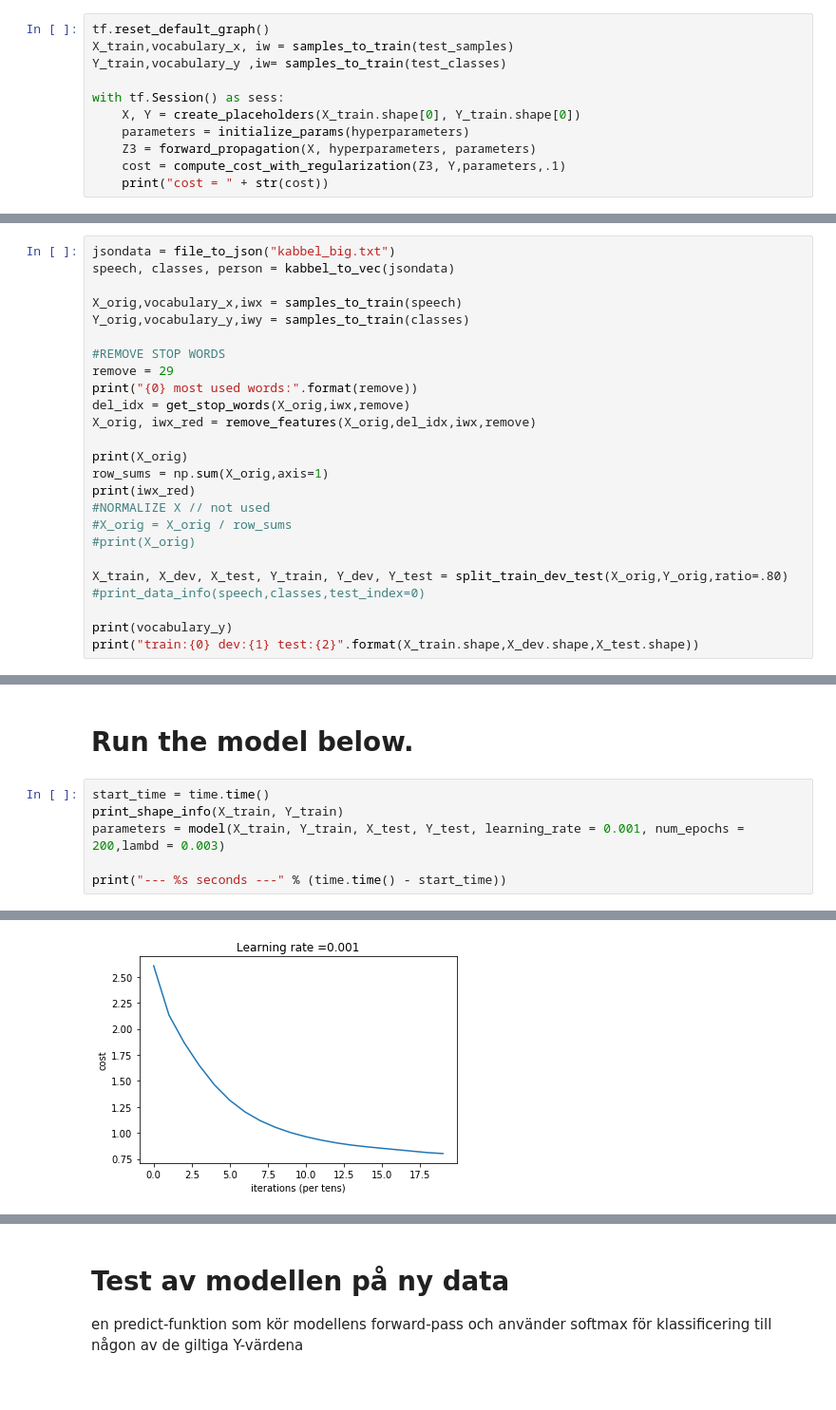
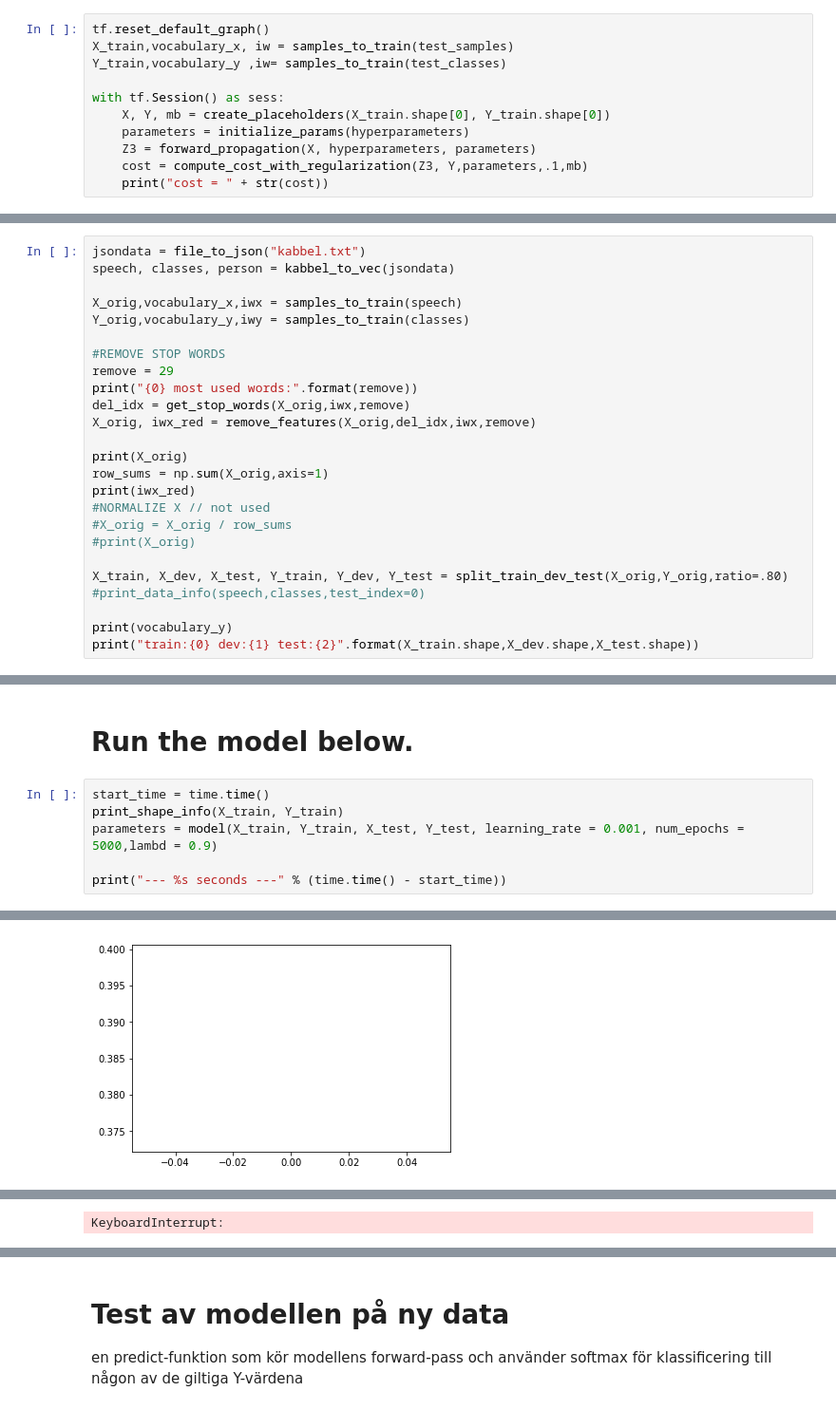
Before and after one commit to poromaa/KabbelClassifier, a Jupyter notebook: Kabbel.ipynb, the cells around one changed output, grey strips where cells are left out. Shown at 95% size. Cells and saved outputs as stored; diff of their text form.

Commit message:
kabbel.txt

```diff
--- a/Kabbel.ipynb
+++ b/Kabbel.ipynb
@@ -439,8 +441,8 @@ X_train,vocabulary_x, iw = samples_to_train(test_samples)
 Y_train,vocabulary_y ,iw= samples_to_train(test_classes)
 
 with tf.Session() as sess:
-    X, Y = create_placeholders(X_train.shape[0], Y_train.shape[0])
+    X, Y, mb = create_placeholders(X_train.shape[0], Y_train.shape[0])
     parameters = initialize_params(hyperparameters)
     Z3 = forward_propagation(X, hyperparameters, parameters)
-    cost = compute_cost_with_regularization(Z3, Y,parameters,.1)
+    cost = compute_cost_with_regularization(Z3, Y,parameters,.1,mb)
     print("cost = " + str(cost))
@@ -494,7 +475,7 @@ batch lengths: [3, 3, 3, 2]
 # Modell
 Här börjar vi om fast använder ovan funktioner
 # %%
-jsondata = file_to_json("kabbel_big.txt")
+jsondata = file_to_json("kabbel.txt")
 speech, classes, person = kabbel_to_vec(jsondata)
 
 X_orig,vocabulary_x,iwx = samples_to_train(speech)
@@ -653,7 +650,7 @@ def model(X_train, Y_train, X_test, Y_test, learning_rate = 0.1,
 # %%
 start_time = time.time()
 print_shape_info(X_train, Y_train)
-parameters = model(X_train, Y_train, X_test, Y_test, learning_rate = 0.001, num_epochs = 200,lambd = 0.003)
+parameters = model(X_train, Y_train, X_test, Y_test, learning_rate = 0.001, num_epochs = 5000,lambd = 0.9)
 
 print("--- %s seconds ---" % (time.time() - start_time))
 # %% [output]
@@ -670 +662 @@ Test Accuracy: 0.332932
-[figure, old version]
+[figure, new version]
@@ -671,0 +673 @@ Test Accuracy: 0.332932
+KeyboardInterrupt:
```
Also changed, not shown: parts of 21 cells of this notebook, 1 other file.
